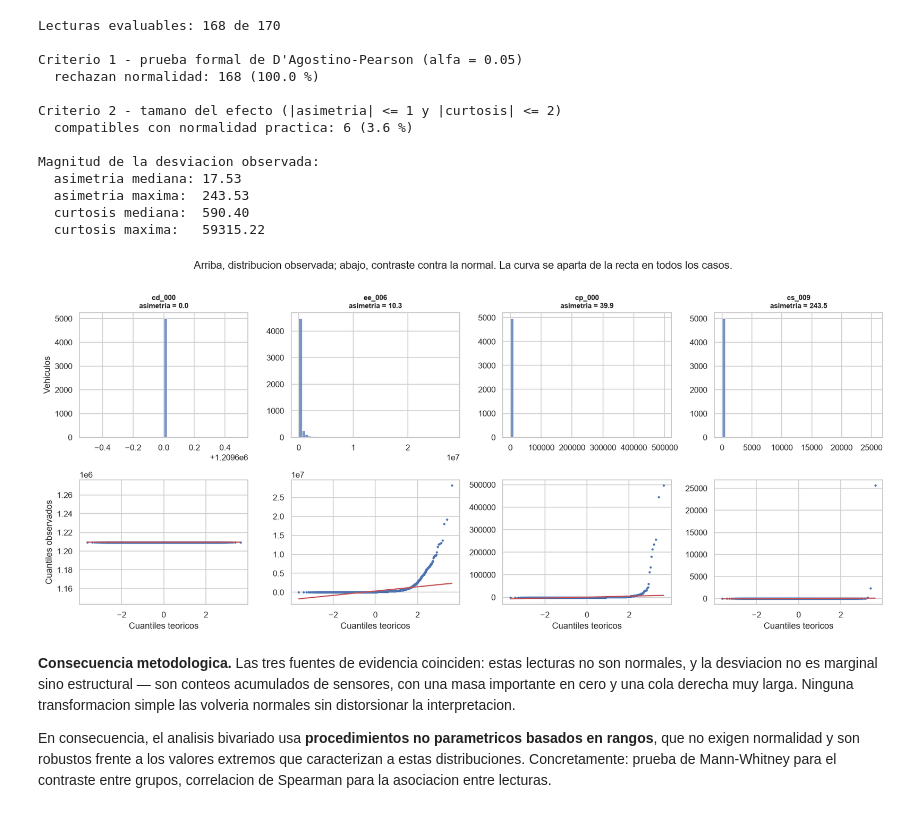
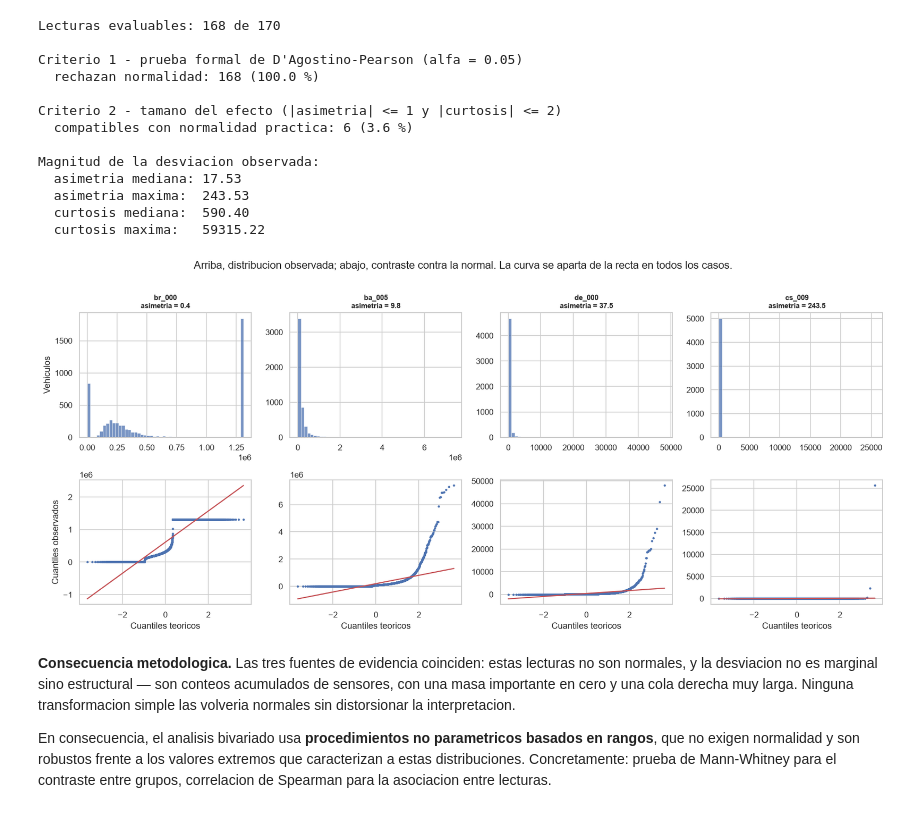
Before and after one commit to dbjesuss/agente-diagnostico-aps, a Jupyter notebook: notebooks/01_eda.ipynb, the cells around one changed output. Cells and saved outputs as stored; diff of their text form; code cells hidden in the pictures.

```diff
--- a/notebooks/01_eda.ipynb
+++ b/notebooks/01_eda.ipynb
@@ -1088,7 +1133,7 @@ Magnitud de la desviacion observada:
 # %%
 # Evidencia visual: cuatro lecturas de comportamiento representativo
 candidatas_qq = (
-    resumen.loc[resumen["n_validos"] > 1000]
+    resumen.loc[(resumen["n_validos"] > 1000) & (resumen["valores_unicos"] > 50)]
     .sort_values("asimetria")
     .index.tolist()
 )
@@ -1100,34 +1145,34 @@ seleccion_qq = [
 ]
 
 fig, ejes = plt.subplots(2, 4, figsize=(16, 7))
 
 for j, columna in enumerate(seleccion_qq):
     serie = df[columna].dropna()
     muestra = serie.sample(n=min(5000, len(serie)), random_state=SEMILLA)
 
     sns.histplot(muestra, bins=50, ax=ejes[0, j], color="#4C72B0")
     ejes[0, j].set_title(f"{columna}\nasimetria = {serie.skew():.1f}", fontsize=10)
     ejes[0, j].set_xlabel("")
     ejes[0, j].set_ylabel("Vehiculos" if j == 0 else "")
 
     stats.probplot(muestra, dist="norm", plot=ejes[1, j])
     ejes[1, j].set_title("")
     ejes[1, j].get_lines()[0].set_markersize(2)
     ejes[1, j].get_lines()[0].set_color("#4C72B0")
     ejes[1, j].get_lines()[1].set_color("#C44E52")
     ejes[1, j].set_xlabel("Cuantiles teoricos")
     ejes[1, j].set_ylabel("Cuantiles observados" if j == 0 else "")
 
 fig.suptitle(
     "Arriba, distribucion observada; abajo, contraste contra la normal. "
     "La curva se aparta de la recta en todos los casos.",
     y=1.01,
 )
 plt.tight_layout()
 guardar_figura("08_normalidad_qq")
 plt.show()
 # %% [output]
-[figure, old version]
+[figure, new version]
 # %% [markdown]
 **Consecuencia metodologica.** Las tres fuentes de evidencia coinciden: estas
 lecturas no son normales, y la desviacion no es marginal sino estructural — son
```
Also changed, not shown: parts of 3 cells of this notebook.
